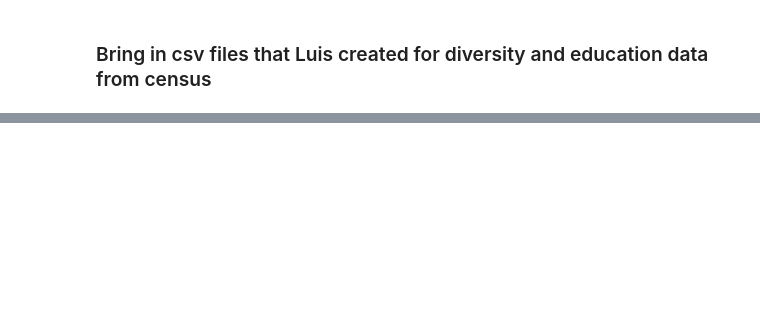
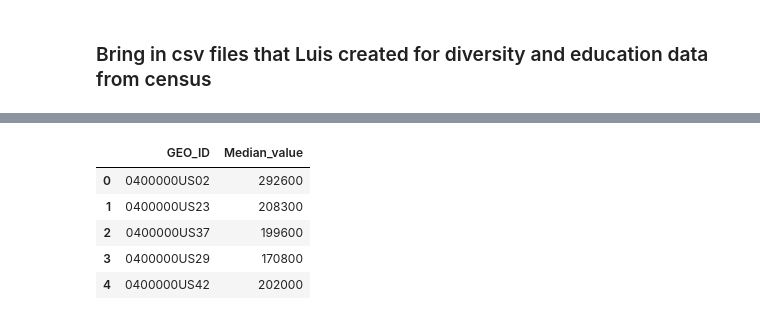
Before and after one commit to jteickholt/Project2_Team7, a Jupyter notebook: static/py/census_data_prep_jeff.ipynb, the cells around one changed output, grey strips where cells are left out. Cells and saved outputs as stored; diff of their text form; code cells hidden in the pictures; blank space fills up the shorter version.

```diff
--- a/static/py/census_data_prep_jeff.ipynb
+++ b/static/py/census_data_prep_jeff.ipynb
@@ -380,0 +407,22 @@ print(state_final_df.columns.values)
+# %%
+# define path to the city level data
+
+homevalue_state_file=os.path.join('..', 'data','census_median_home_value_by_state.csv')
+
+# read in the city level data
+
+homevalue_state=pd.read_csv(homevalue_state_file)
+# %%
+home_value_state_df=pd.DataFrame(homevalue_state)
+
+# drop the NAME field as it will already be in the master file that this is merged with
+home_value_state_df=home_value_state_df.drop(columns=["NAME"])
+
+home_value_state_df.head()
+# %% [output]
+|  | GEO_ID | Median_value |
+| 0 | 0400000US02 | 292600 |
+| 1 | 0400000US23 | 208300 |
+| 2 | 0400000US37 | 199600 |
+| 3 | 0400000US29 | 170800 |
+| 4 | 0400000US42 | 202000 |
```
Also changed, not shown: parts of 17 cells of this notebook, 1 other file.
